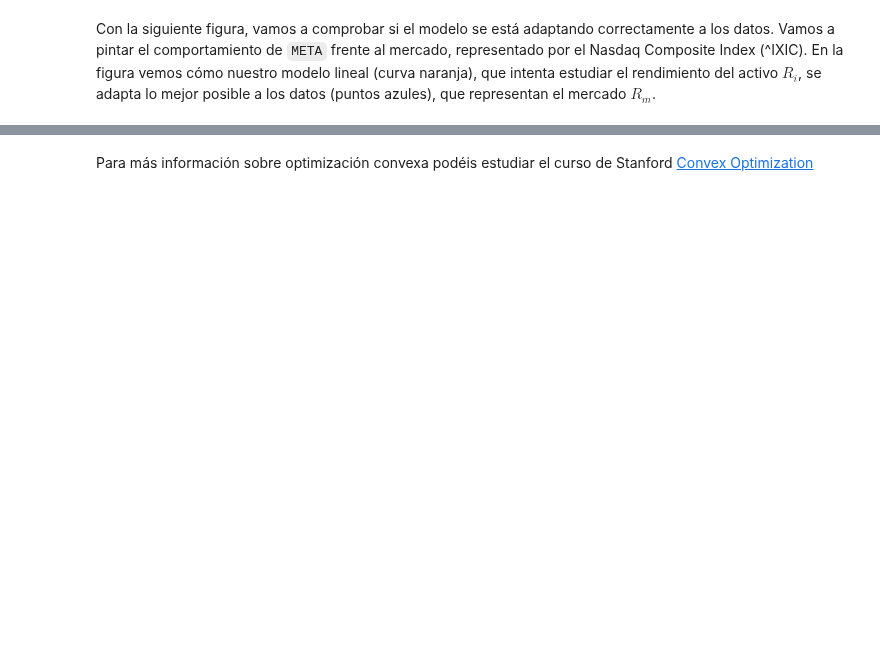
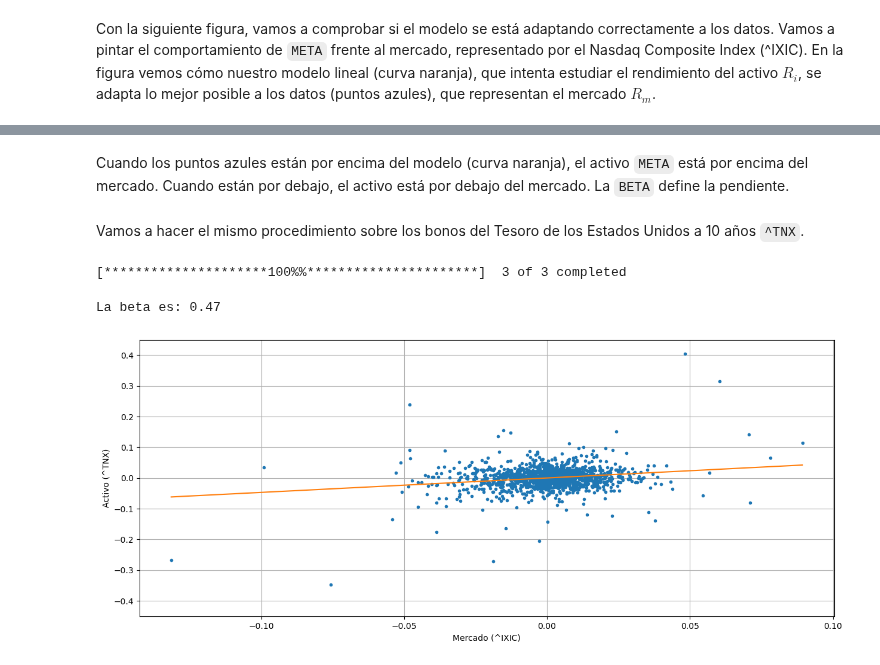
Before and after one commit to alfonso-santos/microcredencial-carteras-python-2023, a Jupyter notebook: Tema_3_Markowitz/src/optimizacion-Intro.ipynb, the cells around one changed output, grey strips where cells are left out. Drawn from its saved outputs; the diff is of its cells as text; code cells hidden in the pictures; blank space fills up the shorter version.

```diff
--- a/Tema_3_Markowitz/src/optimizacion-Intro.ipynb
+++ b/Tema_3_Markowitz/src/optimizacion-Intro.ipynb
@@ -195,2 +174,40 @@ Los **PROBLEMAS DE OPTIMIZACIÓN DE CARTERAS DE ACTIVOS FINANCIEROS SON PROBLEMA
-# %% [markdown]
-Para más información sobre optimización convexa podéis estudiar el curso de Stanford [Convex Optimization](https://www.youtube.com/playlist?list=PL3940DD956CDF0622)
+# %% [markdown]
+Cuando los puntos azules están por encima del modelo (curva naranja), el activo `META` está por encima del mercado. Cuando están por debajo, el activo está por debajo del mercado. La `BETA` define la pendiente.
+# %% [markdown]
+Vamos a hacer el mismo procedimiento sobre los bonos del Tesoro de los Estados Unidos a 10 años `^TNX`.
+# %%
+tickers=['META', '^TNX', '^IXIC']
+precios_df = yf.download(tickers, start='2018-01-01', end='2023-11-30', period='M')['Adj Close']
+retornos_df = np.log(precios_df).diff().dropna()
+# %% [output]
+[*********************100%%**********************]  3 of 3 completed
+# %%
+# split dependent and independent variable
+X = retornos_df['^IXIC']
+y = retornos_df['^TNX']
+
+# Add a constant to the independent value
+X1 = sm.add_constant(X)
+
+# make regression model
+model = sm.OLS(y, X1)
+
+# fit model and print results
+results = model.fit()
+
+alpha = results.params.iloc[0]
+beta = results.params.iloc[1]
+print(f'La beta es: {beta:.2f}')
+# %% [output]
+La beta es: 0.47
+# %%
+plt.figure(figsize=(15, 6))
+plt.plot(X, y, '.')
+plt.plot([X.min(), X.max()], [alpha + beta*X.min(), alpha + beta*X.max()])
+plt.xlabel("Mercado (^IXIC)")
+plt.ylabel("Activo (^TNX)")
+plt.grid()
+plt.ylim(-0.45, 0.45)
+plt.show()
+# %% [output]
+[figure, added]
```
Also changed, not shown: parts of 33 cells of this notebook, 9 other files.
